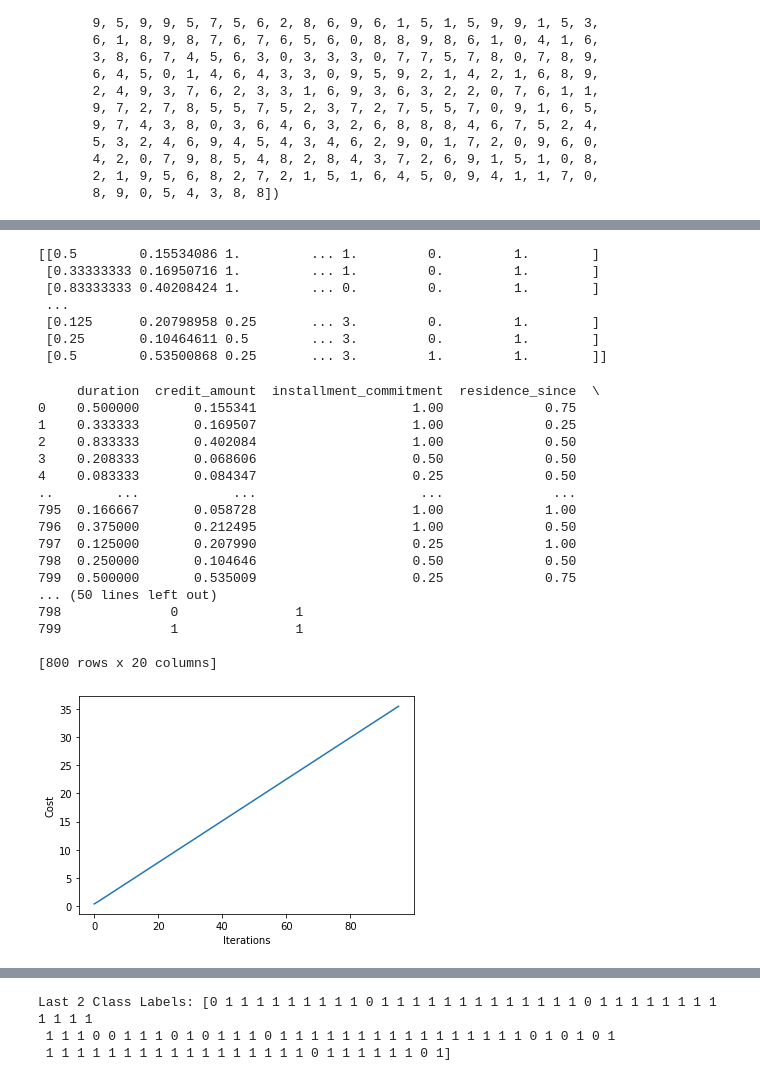
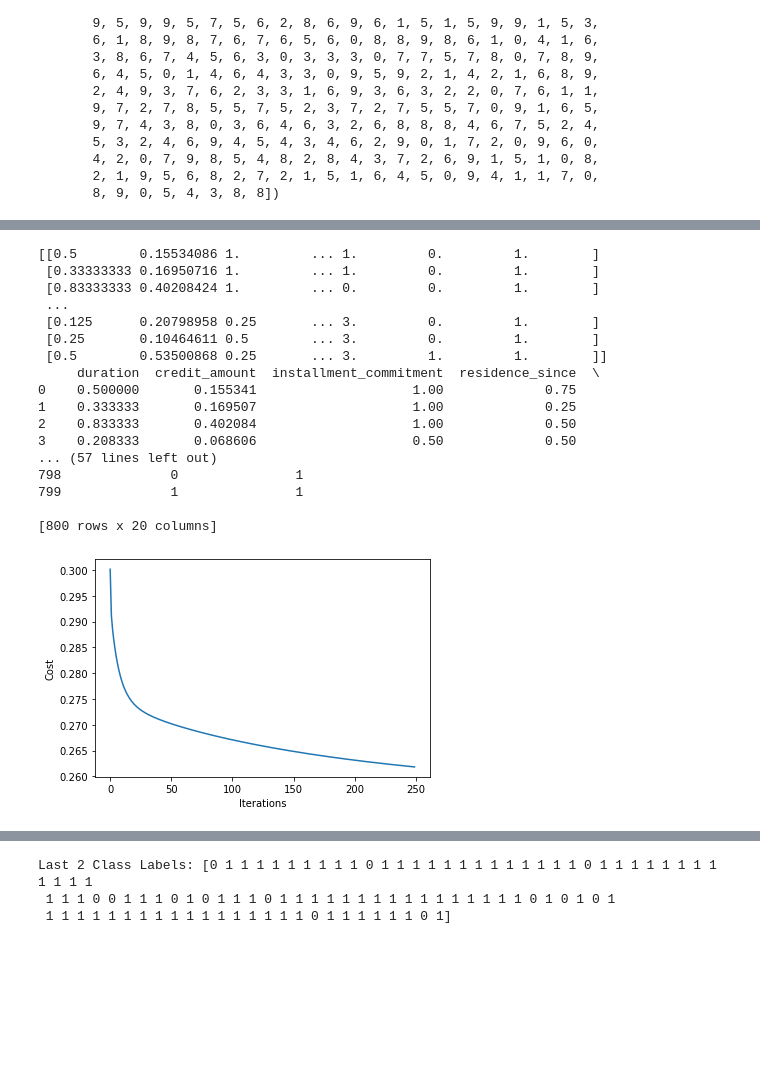
Before and after one commit to brendanmarks/project2, a Jupyter notebook: project2.ipynb, the cells around one changed output, grey strips where cells are left out. Saved outputs shown, nothing was run; the diff lists cells and outputs as text; code cells hidden in the pictures; blank space fills up the shorter version.

```diff
--- a/project2.ipynb
+++ b/project2.ipynb
@@ -146,11 +146,8 @@ import numpy as np
 from sklearn.utils import shuffle
 
 
-# Helper functions
-
-# Softmax of input z
 def softmax(z):
-    return np.exp(z) / sum(np.exp(z))
+        return (np.exp(z.T) / np.sum(np.exp(z), axis=1)).T
 
 
 # Shuffles the (x,y) instances, and outputs a list of minibatch_size sized (x,y) tuples
@@ -320,14 +317,14 @@ class SoftmaxRegression(object):
     """Softmax regression classifier.
 
     """
-    def __init__(self, eta=0.01, epochs=50,
+    def __init__(self, learning_rate=0.01, max_iters=50,
                  l2=0.0,
                  minibatches=1,
                  n_classes=None,
                  random_seed=None):
 
-        self.eta = eta
-        self.epochs = epochs
+        self.learning_rate = learning_rate
+        self.max_iters = max_iters
         self.l2 = l2
         self.minibatches = minibatches
         self.n_classes = n_classes
@@ -351,7 +348,7 @@ class SoftmaxRegression(object):
 
         y_enc = self._one_hot(y=y, n_labels=self.n_classes, dtype=np.float)
 
-        for i in range(self.epochs):
+        for i in range(self.max_iters):
 
 
             #GRADIENT DESCENT line below (make sure to split X, y into training and validation sets)
@@ -399,7 +396,6 @@ class SoftmaxRegression(object):
         probas = self.softmax(net)
         return probas.argmax(axis=1)
 
-
     def softmax(self, z):
         return (np.exp(z.T) / np.sum(np.exp(z), axis=1)).T
 
@@ -535,67 +530,49 @@ Last 2 Class Labels: [2 8 2 6 6 7 1 3 3 5 2 1 6 6 6 6 1 0 5 3 3 7 3 4 7 5 4 3 2
 # %%
 
 # Loading Data
-
-#X = one_hot_cols.values
-#y = credit_target.values
-
-
-A = one_hot_cols.values
-b = credit_target
-
-# standardize
-#X[:,0] = (X[:,0] - X[:,0].mean()) / X[:,0].std()
-#X[:,1] = (X[:,1] - X[:,1].mean()) / X[:,1].std()
 
 x_train = credit_final.loc[:,credit_final.columns != "class"]
 y_train = credit_final.loc[:,credit_final.columns == "class"]
 
 print (x_train.to_numpy())
 
 # df = pd.DataFrame(x_train)
 # df = df.transform(lambda x: x if (np.amax(x) == 0) else (x / np.amax(x)))
 
-lr2 = SoftmaxRegression(eta=0.00001, epochs=250, minibatches=1, random_seed=0)
+lr2 = SoftmaxRegression(learning_rate=0.00001, max_iters=250, minibatches=1, random_seed=0)
 gd = GradientDescent()
 lr2.fit(x_train.to_numpy(), y_train.values.ravel(), gd)
 
 print (x_train)
 #X_plt = X[:, [0,1]]
 
 #plot_decision_regions(X_plt, y, clf=lr)
 #plt.title('Softmax Regression - Gradient Descent')
 #plt.show()
 
 plt.plot(range(len(lr2.cost_)), lr2.cost_)
 plt.xlabel('Iterations')
 plt.ylabel('Cost')
 plt.show()
 # %% [output]
 [[0.5        0.15534086 1.         ... 1.         0.         1.        ]
  [0.33333333 0.16950716 1.         ... 1.         0.         1.        ]
  [0.83333333 0.40208424 1.         ... 0.         0.         1.        ]
  ...
  [0.125      0.20798958 0.25       ... 3.         0.         1.        ]
  [0.25       0.10464611 0.5        ... 3.         0.         1.        ]
  [0.5        0.53500868 0.25       ... 3.         1.         1.        ]]
+     duration  credit_amount  installment_commitment  residence_since  \
+0    0.500000       0.155341                    1.00             0.75
+1    0.333333       0.169507                    1.00             0.25
+2    0.833333       0.402084                    1.00             0.50
+3    0.208333       0.068606                    0.50             0.50
+... (57 lines left out)
+798              0               1
+799              1               1
+
+[800 rows x 20 columns]
-     duration  credit_amount  installment_commitment  residence_since  \
-0    0.500000       0.155341                    1.00             0.75
-1    0.333333       0.169507                    1.00             0.25
-2    0.833333       0.402084                    1.00             0.50
-3    0.208333       0.068606                    0.50             0.50
-4    0.083333       0.084347                    0.25             0.50
-..        ...            ...                     ...              ...
-795  0.166667       0.058728                    1.00             1.00
-796  0.375000       0.212495                    1.00             0.50
-797  0.125000       0.207990                    0.25             1.00
-798  0.250000       0.104646                    0.50             0.50
-799  0.500000       0.535009                    0.25             0.75
-... (50 lines left out)
-798              0               1
-799              1               1
-
-[800 rows x 20 columns]
-[figure, old version]
+[figure, new version]
 # %%
 credit_target_test[-10:]
 # %% [output]
```
Also changed, not shown: parts of 6 cells of this notebook.
